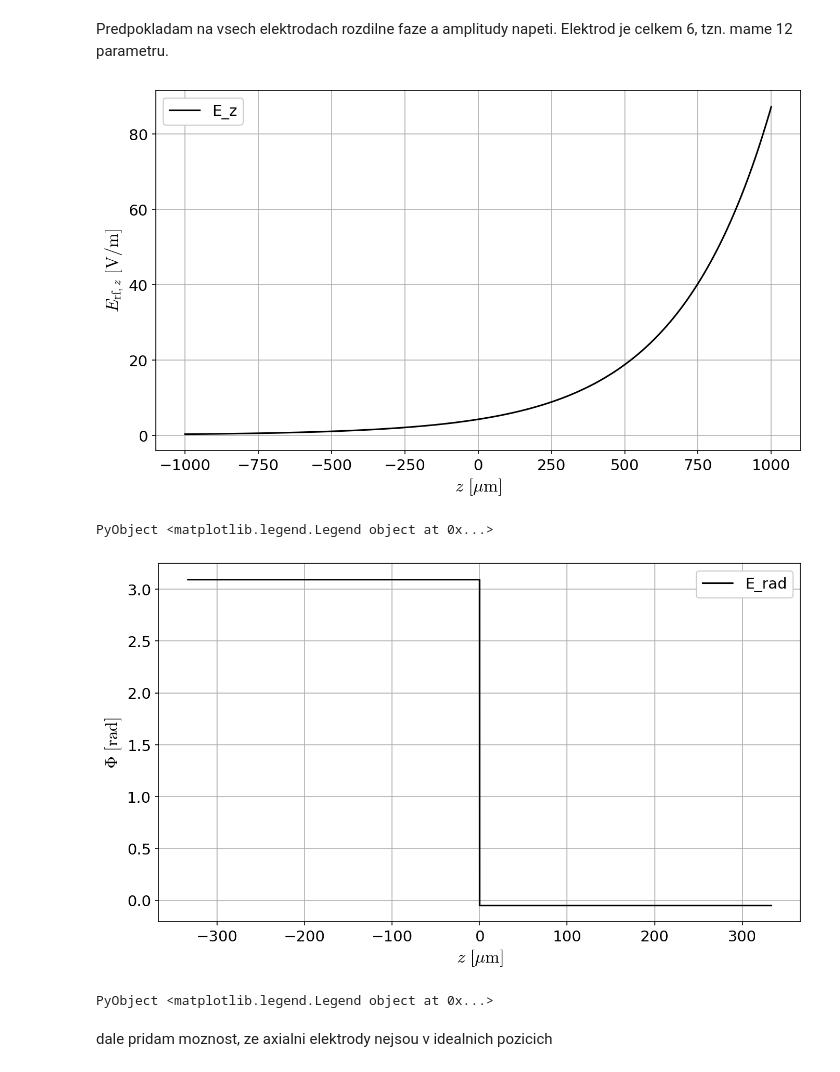
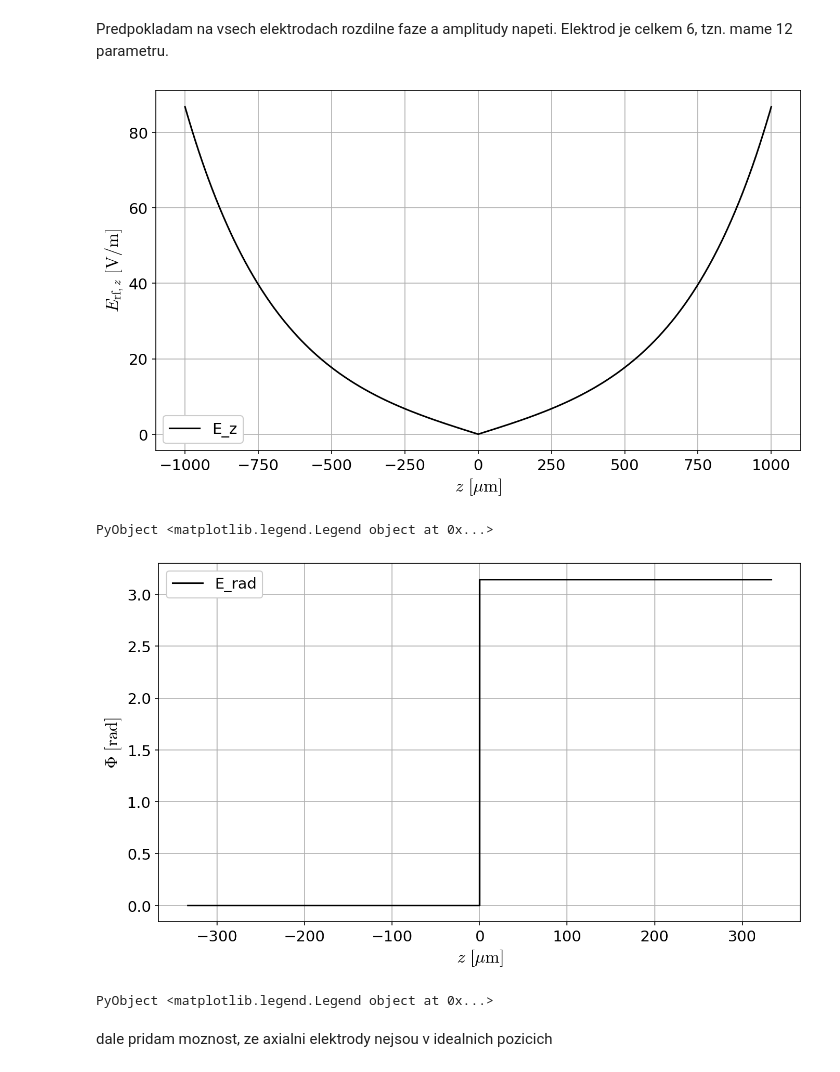
Before and after one commit to dvadlejch/Julia_vypocty_diplomka, a Jupyter notebook: axial_E_field/axialni_E_obecne_numdata_vsechnyel.ipynb, the cells around one changed output. Saved outputs shown, nothing was run; the diff lists cells and outputs as text; code cells hidden in the pictures.

```diff
--- a/axial_E_field/axialni_E_obecne_numdata_vsechnyel.ipynb
+++ b/axial_E_field/axialni_E_obecne_numdata_vsechnyel.ipynb
@@ -49,11 +49,11 @@ Vrf_1 = 0
 Vrf_3 = 0
 Vrf_2 = 0
 Vrf_4 = 0
-Vrf_5 = 0
+Vrf_5 = 1
 Vrf_6 = 1
 Vrf = [Vrf_1, Vrf_2, Vrf_3, Vrf_4, Vrf_5, Vrf_6]
 
-phi_1 = -0.1
+phi_1 = 0
 phi_2 = 0
 phi_3 = 0
 phi_4 = 0
@@ -78,34 +78,36 @@ E_rf_phase = angle.(E_rf_complex)
 # E_rf_amp_aux = abs.(E_rf_complex)
 
 # plot
 #plot
 my_dpi = 150
 siz = 100
 sizex = 16*siz
 sizey = 9*siz
 
 figure(figsize=(sizex/my_dpi, sizey/my_dpi), dpi=my_dpi)
 
 x=gca()
 
 #line1 = x.plot(z_data[convert(Int64,round(leng_data/4)):convert(Int64,round(3*leng_data/4))]*1e3,
 #    E_rf_amp[convert(Int64,round(leng_data/4)):convert(Int64,round(3*leng_data/4))], color="black", label="E_rad")
 
 
 # line1 = x.plot(z_data[round(Int64,1*leng_data/3):round(Int64,2*leng_data/3)]*1e3,
 #     E_rf_amp[round(Int64,1*leng_data/3):round(Int64,2*leng_data/3)], color="black", label="E_z")
+# line2 = x.plot(z_data, E_field_rad_data_jedna)
+
 line1 = x.plot(z_data*1e3,
     E_rf_amp, color="black", label="E_z")
 # line2 = x.plot(z_data[round(Int64,1*leng_data/3):round(Int64,2*leng_data/3)]*1e3,
 #     abs.(600*E_field_rad_data_par_old[round(Int64,1*leng_data/3):round(Int64,2*leng_data/3)]), color="red", label="E_z")
 
 x.set_xlabel(L"z \,\, \rm{[\rm{\mu} m]}", fontsize=16)
 x.set_ylabel(L"E_{\rm{rf},\it{z}} \, \, \rm{[V/m]}", fontsize=16)
 
 x.grid()
 x.legend(framealpha=1)
 # %% [output]
-[figure, old version]
+[figure, new version]
 PyObject <matplotlib.legend.Legend object at 0x...>
 # %%
 figure(figsize=(sizex/my_dpi, sizey/my_dpi), dpi=my_dpi)
@@ -126,7 +128,7 @@ x.set_ylabel(L"\Phi \, \, \rm{[rad]}", fontsize=16)
 x.grid()
 x.legend(framealpha=1)
 # %% [output]
-[figure, old version]
+[figure, new version]
 PyObject <matplotlib.legend.Legend object at 0x...>
 # %% [markdown]
 dale pridam moznost, ze axialni elektrody nejsou v idealnich pozicich
```
Also changed, not shown: parts of 2 cells of this notebook, 1 other file.
